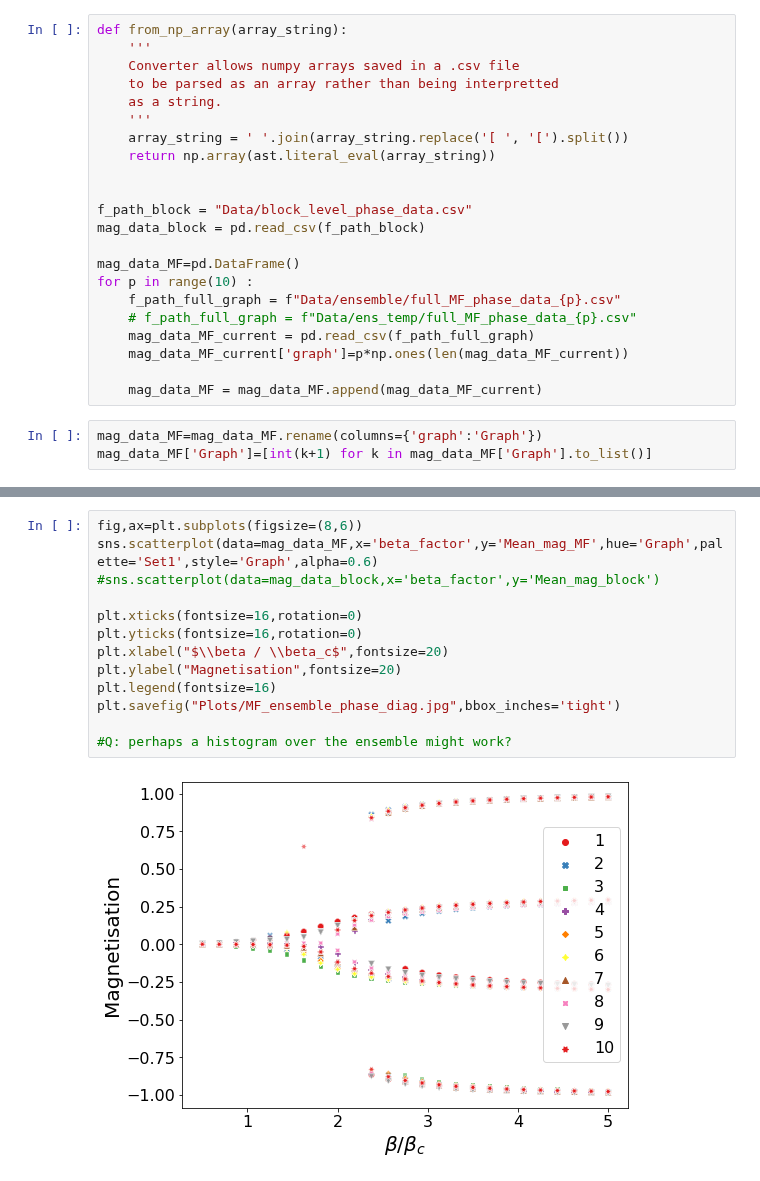
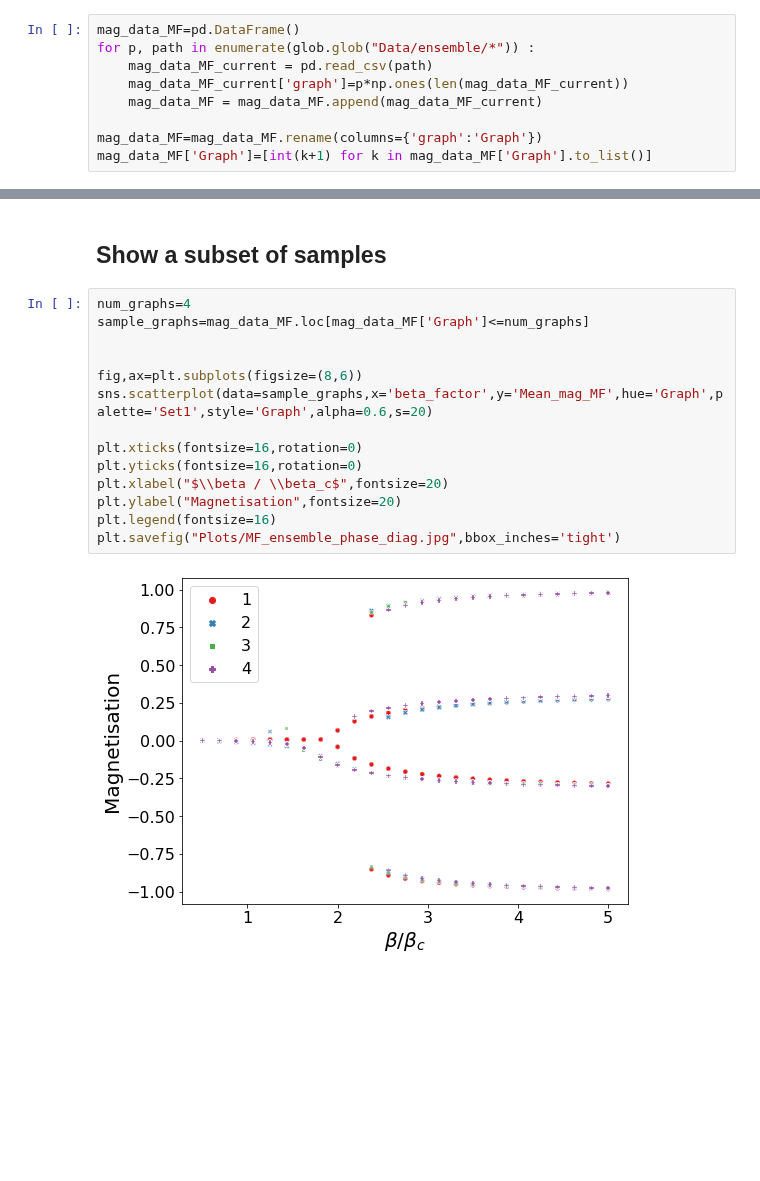
Before and after one commit to MGarrod1/unobserved_spin_influence, a Jupyter notebook: Figure_2_threeblock/figS2-plots.ipynb, the cells around one changed output, grey strips where cells are left out. Saved outputs shown, nothing was run; the diff lists cells and outputs as text; blank space fills up the shorter version.

Commit message:
clean up and split into code for 4 samples and all samples

```diff
--- a/Figure_2_threeblock/figS2-plots.ipynb
+++ b/Figure_2_threeblock/figS2-plots.ipynb
@@ -18,25 +10,9 @@ import seaborn as sns
-# %%
-def from_np_array(array_string):
-    '''
-    Converter allows numpy arrays saved in a .csv file
-    to be parsed as an array rather than being interpretted
-    as a string.
-    '''
-    array_string = ' '.join(array_string.replace('[ ', '[').split())
-    return np.array(ast.literal_eval(array_string))
-
-
-f_path_block = "Data/block_level_phase_data.csv"
-mag_data_block = pd.read_csv(f_path_block)
-
-mag_data_MF=pd.DataFrame()
-for p in range(10) :
-    f_path_full_graph = f"Data/ensemble/full_MF_phase_data_{p}.csv"
-    # f_path_full_graph = f"Data/ens_temp/full_MF_phase_data_{p}.csv"
-    mag_data_MF_current = pd.read_csv(f_path_full_graph)
-    mag_data_MF_current['graph']=p*np.ones(len(mag_data_MF_current))
-
-    mag_data_MF = mag_data_MF.append(mag_data_MF_current)
 # %%
+mag_data_MF=pd.DataFrame()
+for p, path in enumerate(glob.glob("Data/ensemble/*")) :
+    mag_data_MF_current = pd.read_csv(path)
+    mag_data_MF_current['graph']=p*np.ones(len(mag_data_MF_current))
+    mag_data_MF = mag_data_MF.append(mag_data_MF_current)
+
 mag_data_MF=mag_data_MF.rename(columns={'graph':'Graph'})
 mag_data_MF['Graph']=[int(k+1) for k in mag_data_MF['Graph'].to_list()]
@@ -43,15 +47,18 @@ mag_data_MF['Graph']=[int(k+1) for k in mag_data_MF['Graph'].to_list()]
+# %% [markdown]
+## Show a subset of samples
 # %%
+num_graphs=4
+sample_graphs=mag_data_MF.loc[mag_data_MF['Graph']<=num_graphs]
+
+
 fig,ax=plt.subplots(figsize=(8,6))
-sns.scatterplot(data=mag_data_MF,x='beta_factor',y='Mean_mag_MF',hue='Graph',palette='Set1',style='Graph',alpha=0.6)
-#sns.scatterplot(data=mag_data_block,x='beta_factor',y='Mean_mag_block')
+sns.scatterplot(data=sample_graphs,x='beta_factor',y='Mean_mag_MF',hue='Graph',palette='Set1',style='Graph',alpha=0.6,s=20)
 
 plt.xticks(fontsize=16,rotation=0)
 plt.yticks(fontsize=16,rotation=0)
 plt.xlabel("$\\beta / \\beta_c$",fontsize=20)
 plt.ylabel("Magnetisation",fontsize=20)
 plt.legend(fontsize=16)
 plt.savefig("Plots/MF_ensemble_phase_diag.jpg",bbox_inches='tight')
-
-#Q: perhaps a histogram over the ensemble might work?
 # %% [output]
-[figure, old version]
+[figure, new version]
```
Also changed, not shown: parts of 5 cells of this notebook.
